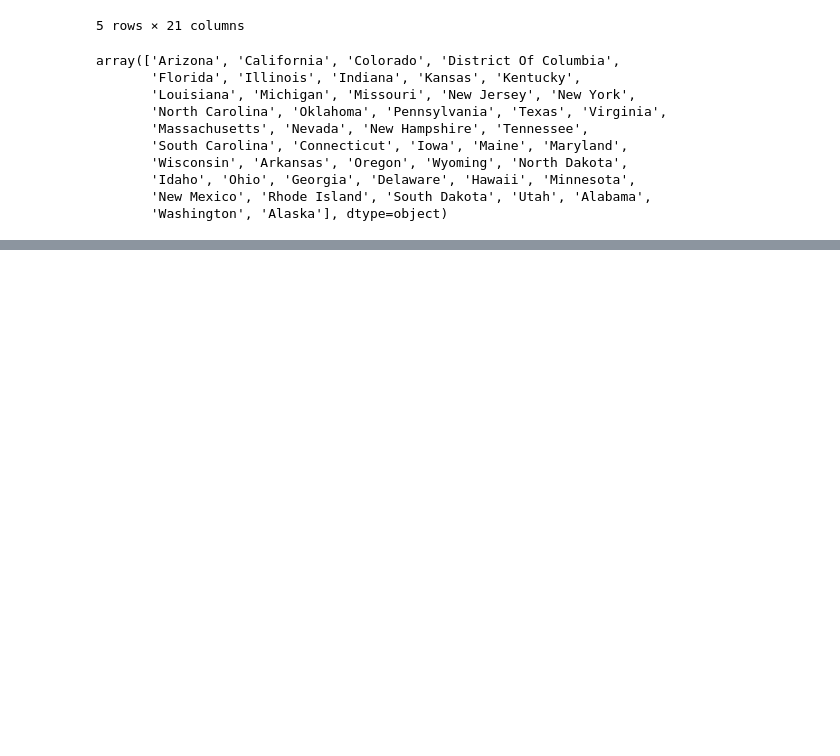
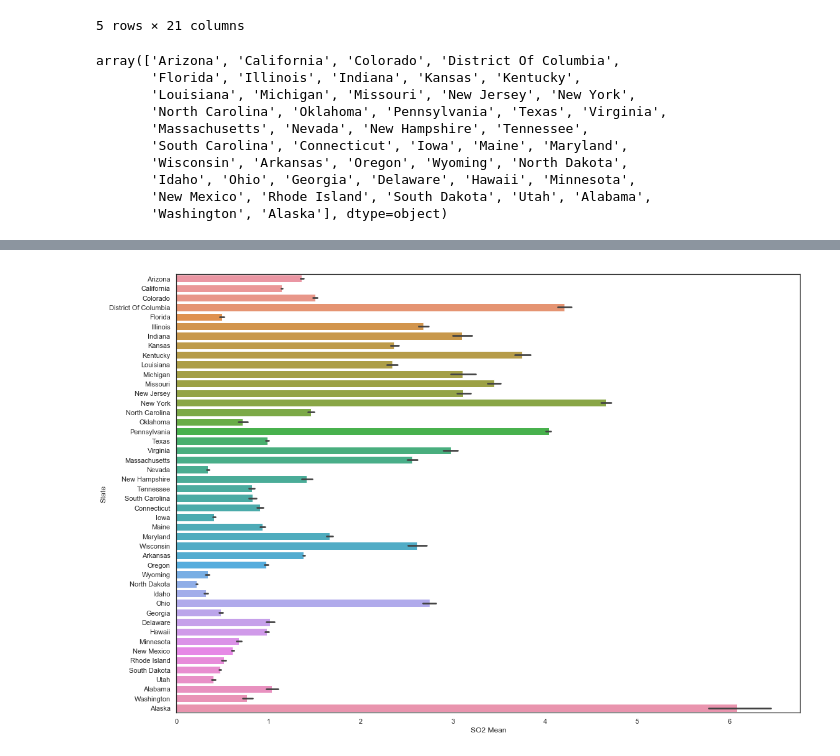
Before and after one commit to sachsjohn/Project_1_Pollution, a Jupyter notebook: Pollution Data.ipynb, the cells around one changed output, grey strips where cells are left out. Saved outputs shown, nothing was run; the diff lists cells and outputs as text; code cells hidden in the pictures; blank space fills up the shorter version.

```diff
--- a/Pollution Data.ipynb
+++ b/Pollution Data.ipynb
@@ -115,0 +135,9 @@ SO2_data.head()
+# %%
+#Now we will plot the SO2 Mean with the same graph to show differences in pollutant levels
+ax = sns.barplot(x="SO2 Mean",y="State", data=SO2_data, ci=100)
+fig = plt.gcf()
+fig.set_size_inches(18, 13)
+
+plt.savefig("SO2_Levels_For_Each_State.png", bbox_inches="tight")
+# %% [output]
+[figure, added]
```
Also changed, not shown: parts of 56 cells of this notebook, 22 other files.
